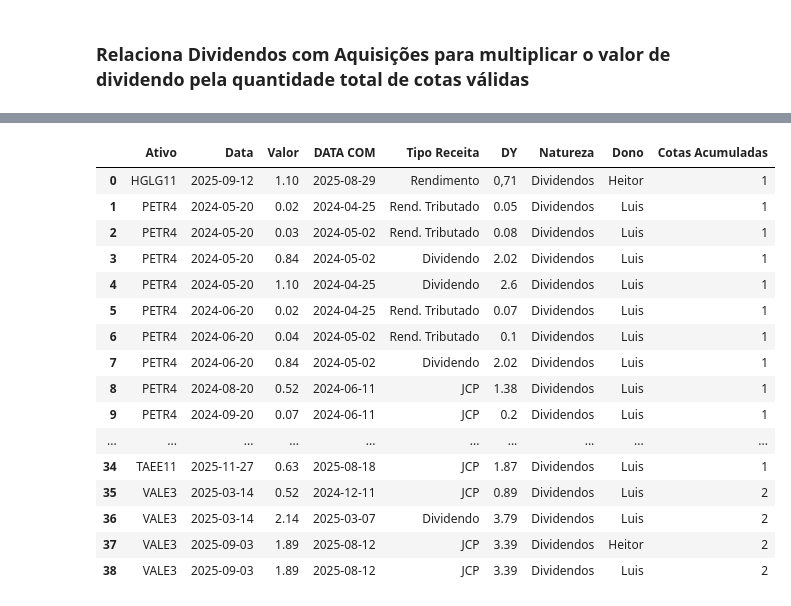
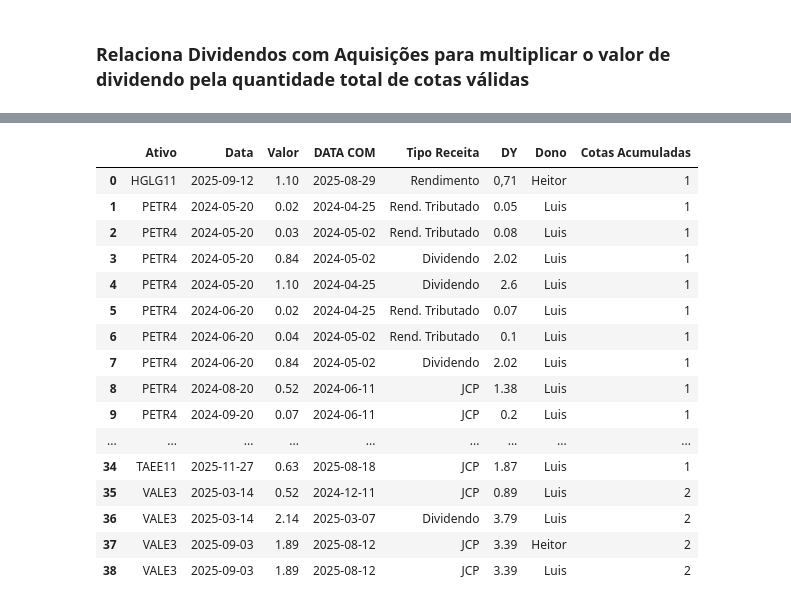
Before and after one commit to LuisHenrique7/Analise-Financeira, a Jupyter notebook: Modelagem da Carteira de Ativos.ipynb, the cells around one changed output, grey strips where cells are left out. Cells and saved outputs as stored; diff of their text form; code cells hidden in the pictures.

```diff
--- a/Modelagem da Carteira de Ativos.ipynb
+++ b/Modelagem da Carteira de Ativos.ipynb
@@ -682,27 +650,0 @@ def PrecoFechamentoMes(indice):
-# %%
-lista_preco_fechamento = []
-lista_valor_investido_total = []
-lista_preco_fechamento_total = []
-lista_lucro = []
-lista_rendimento_preco = []
-
-for i in df_aquisicao.index:
-    preco_fechamento = PrecoFechamentoMes(i)
-    lista_preco_fechamento.append(preco_fechamento)
-
-    num_cotas = df_aquisicao.loc[i, "Número de Cotas"]
-    valor_investido_total = df_aquisicao.loc[i, "Valor"] * num_cotas
-    lista_valor_investido_total.append(valor_investido_total)
-    lista_preco_fechamento_total.append(preco_fechamento * num_cotas)
-
-    lucro = (preco_fechamento * num_cotas) - valor_investido_total
-    lista_lucro.append(lucro)
-    lista_rendimento_preco.append(lucro / valor_investido_total)
-
-
-df_aquisicao["Preço de Fechamento"] = lista_preco_fechamento
-df_aquisicao["Preço de Fechamento Total"] = lista_preco_fechamento_total
-df_aquisicao["Valor Investido Total"] = lista_valor_investido_total
-df_aquisicao["Lucro"] = lista_lucro
-df_aquisicao["Rendimento Preço"] = lista_rendimento_preco
-df_aquisicao
@@ -742,7 +659,6 @@ df_dividendos = pd.concat(
 df_dividendos = df_dividendos.loc[df_dividendos['ATIVO'].isin(lista_ativos_selecionados)]
 df_dividendos.rename(columns={"ATIVO": "Ativo", "VALOR": "Valor", "TIPO": "Tipo Receita", "DATA PAGAMENTO": "Data"}, inplace=True)
 df_dividendos = df_dividendos.filter(["Ativo", "Data", "Valor", "DATA COM", "Tipo Receita", "DY"])
-df_dividendos["Natureza"] = ["Dividendos"] * len(df_dividendos)
 df_dividendos["Valor"] = df_dividendos["Valor"].apply(lambda x: str(x).replace(',', '.'))
 df_dividendos["Valor"] = df_dividendos["Valor"].apply(
     lambda x: float(str(x).split('.')[0] + '.' + str(x).split('.')[1][:2])
@@ -788,7 +703,7 @@ memory usage: 24.6+ KB
 # %%
 # Junta valores pelo dia
 
-df_dividendos = df_dividendos.groupby(["Ativo", "Data", "DATA COM", "Tipo Receita", "Natureza"]).agg("sum")
+df_dividendos = df_dividendos.groupby(["Ativo", "Data", "DATA COM", "Tipo Receita"]).agg("sum")
 df_dividendos = df_dividendos.reset_index()
 df_dividendos
 # %% [output]
@@ -829,5 +744,5 @@ df_dividendos_adquiridos
 # %%
 df_dividendos_adquiridos = df_dividendos_adquiridos.filter(['Ativo', 'Data Dividendos', 'Valor Dividendos', 'DATA COM', 'Tipo Receita',
-       'DY', 'Natureza Dividendos', 'Cotas Acumuladas', 'Dono'])
+       'DY', 'Cotas Acumuladas', 'Dono'])
 df_dividendos_adquiridos
 # %% [output]
@@ -847,29 +762,29 @@ df_dividendos_adquiridos
 # %%
 # Agrupa os dividendos, capturando o valor máximo de cotas do ativo válidas para multiplicar pelo dividendo
 
 df_dividendos_adquiridos = df_dividendos_adquiridos.groupby(['Ativo', 'Data Dividendos', 'Valor Dividendos', 'DATA COM', 'Tipo Receita',
-       'DY', 'Natureza Dividendos', 'Dono']).agg("max")
+       'DY', 'Dono']).agg("max")
 df_dividendos_adquiridos = df_dividendos_adquiridos.reset_index()
-df_dividendos_adquiridos.rename(columns={"Data Dividendos": "Data", "Valor Dividendos": "Valor", "Natureza Dividendos": "Natureza"}, inplace=True)
+df_dividendos_adquiridos.rename(columns={"Data Dividendos": "Data", "Valor Dividendos": "Valor"}, inplace=True)
 df_dividendos_adquiridos
 # %% [output]
-|  | Ativo | Data | Valor | DATA COM | Tipo Receita | DY | Natureza | Dono | Cotas Acumuladas |
-| 0 | HGLG11 | 2025-09-12 | 1.10 | 2025-08-29 | Rendimento | 0,71 | Dividendos | Heitor | 1 |
-| 1 | PETR4 | 2024-05-20 | 0.02 | 2024-04-25 | Rend. Tributado | 0.05 | Dividendos | Luis | 1 |
-| 2 | PETR4 | 2024-05-20 | 0.03 | 2024-05-02 | Rend. Tributado | 0.08 | Dividendos | Luis | 1 |
-| 3 | PETR4 | 2024-05-20 | 0.84 | 2024-05-02 | Dividendo | 2.02 | Dividendos | Luis | 1 |
-| 4 | PETR4 | 2024-05-20 | 1.10 | 2024-04-25 | Dividendo | 2.6 | Dividendos | Luis | 1 |
-| 5 | PETR4 | 2024-06-20 | 0.02 | 2024-04-25 | Rend. Tributado | 0.07 | Dividendos | Luis | 1 |
-| 6 | PETR4 | 2024-06-20 | 0.04 | 2024-05-02 | Rend. Tributado | 0.1 | Dividendos | Luis | 1 |
-| 7 | PETR4 | 2024-06-20 | 0.84 | 2024-05-02 | Dividendo | 2.02 | Dividendos | Luis | 1 |
-| 8 | PETR4 | 2024-08-20 | 0.52 | 2024-06-11 | JCP | 1.38 | Dividendos | Luis | 1 |
-| 9 | PETR4 | 2024-09-20 | 0.07 | 2024-06-11 | JCP | 0.2 | Dividendos | Luis | 1 |
-| ... | ... | ... | ... | ... | ... | ... | ... | ... | ... |
-| 34 | TAEE11 | 2025-11-27 | 0.63 | 2025-08-18 | JCP | 1.87 | Dividendos | Luis | 1 |
-| 35 | VALE3 | 2025-03-14 | 0.52 | 2024-12-11 | JCP | 0.89 | Dividendos | Luis | 2 |
-| 36 | VALE3 | 2025-03-14 | 2.14 | 2025-03-07 | Dividendo | 3.79 | Dividendos | Luis | 2 |
-| 37 | VALE3 | 2025-09-03 | 1.89 | 2025-08-12 | JCP | 3.39 | Dividendos | Heitor | 2 |
-| 38 | VALE3 | 2025-09-03 | 1.89 | 2025-08-12 | JCP | 3.39 | Dividendos | Luis | 2 |
+|  | Ativo | Data | Valor | DATA COM | Tipo Receita | DY | Dono | Cotas Acumuladas |
+| 0 | HGLG11 | 2025-09-12 | 1.10 | 2025-08-29 | Rendimento | 0,71 | Heitor | 1 |
+| 1 | PETR4 | 2024-05-20 | 0.02 | 2024-04-25 | Rend. Tributado | 0.05 | Luis | 1 |
+| 2 | PETR4 | 2024-05-20 | 0.03 | 2024-05-02 | Rend. Tributado | 0.08 | Luis | 1 |
+| 3 | PETR4 | 2024-05-20 | 0.84 | 2024-05-02 | Dividendo | 2.02 | Luis | 1 |
+| 4 | PETR4 | 2024-05-20 | 1.10 | 2024-04-25 | Dividendo | 2.6 | Luis | 1 |
+| 5 | PETR4 | 2024-06-20 | 0.02 | 2024-04-25 | Rend. Tributado | 0.07 | Luis | 1 |
+| 6 | PETR4 | 2024-06-20 | 0.04 | 2024-05-02 | Rend. Tributado | 0.1 | Luis | 1 |
+| 7 | PETR4 | 2024-06-20 | 0.84 | 2024-05-02 | Dividendo | 2.02 | Luis | 1 |
+| 8 | PETR4 | 2024-08-20 | 0.52 | 2024-06-11 | JCP | 1.38 | Luis | 1 |
+| 9 | PETR4 | 2024-09-20 | 0.07 | 2024-06-11 | JCP | 0.2 | Luis | 1 |
+| ... | ... | ... | ... | ... | ... | ... | ... | ... |
+| 34 | TAEE11 | 2025-11-27 | 0.63 | 2025-08-18 | JCP | 1.87 | Luis | 1 |
+| 35 | VALE3 | 2025-03-14 | 0.52 | 2024-12-11 | JCP | 0.89 | Luis | 2 |
+| 36 | VALE3 | 2025-03-14 | 2.14 | 2025-03-07 | Dividendo | 3.79 | Luis | 2 |
+| 37 | VALE3 | 2025-09-03 | 1.89 | 2025-08-12 | JCP | 3.39 | Heitor | 2 |
+| 38 | VALE3 | 2025-09-03 | 1.89 | 2025-08-12 | JCP | 3.39 | Luis | 2 |
 # %%
 # Calcula dividendo total, valor x número de cotas válidas e acumula os dividendos
 
```
Also changed, not shown: parts of 40 cells of this notebook, 20 other files.
